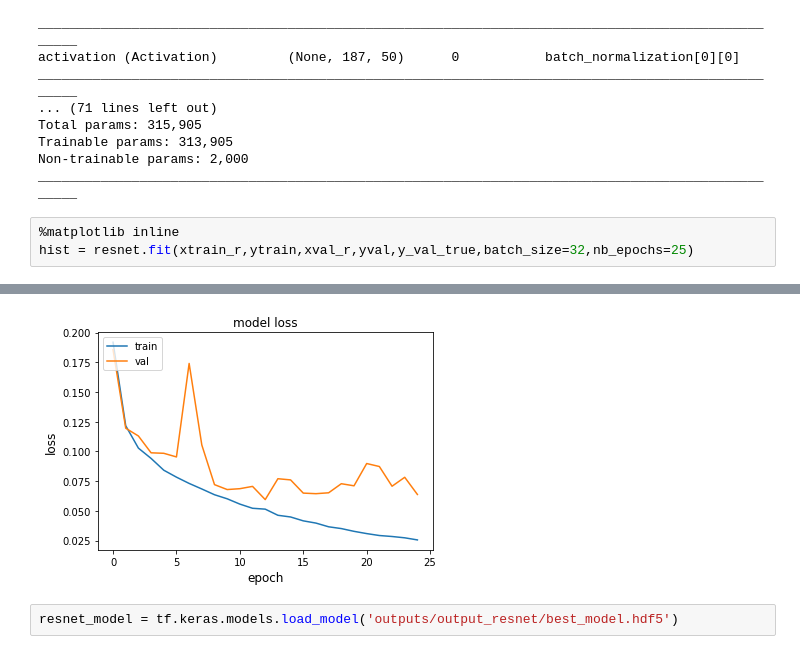
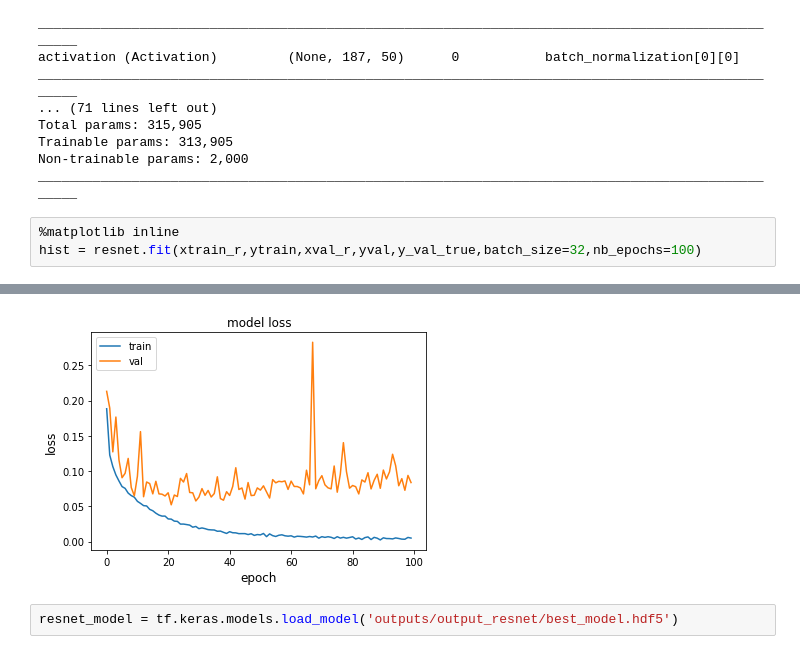
Before and after one commit to DatenBiene/Medical_Time_Series_Calssification, a Jupyter notebook: MIT_BIH.ipynb, the cells around one changed output, grey strips where cells are left out. Saved outputs shown, nothing was run; the diff lists cells and outputs as text.

```diff
--- a/MIT_BIH.ipynb
+++ b/MIT_BIH.ipynb
@@ -328,5 +330,5 @@ Non-trainable params: 2,000
 __________________________________________________________________________________________________
 # %%
 %matplotlib inline
-hist = resnet.fit(xtrain_r,ytrain,xval_r,yval,y_val_true,batch_size=32,nb_epochs=25)
+hist = resnet.fit(xtrain_r,ytrain,xval_r,yval,y_val_true,batch_size=32,nb_epochs=100)
 # %% [output]
@@ -350,4 +352,4 @@ Epoch 25/25
-[figure, old version]
+[figure, new version]
 # %%
 resnet_model = tf.keras.models.load_model('outputs/output_resnet/best_model.hdf5')
 # %%
```
Also changed, not shown: parts of 9 cells of this notebook, 2 other files.
